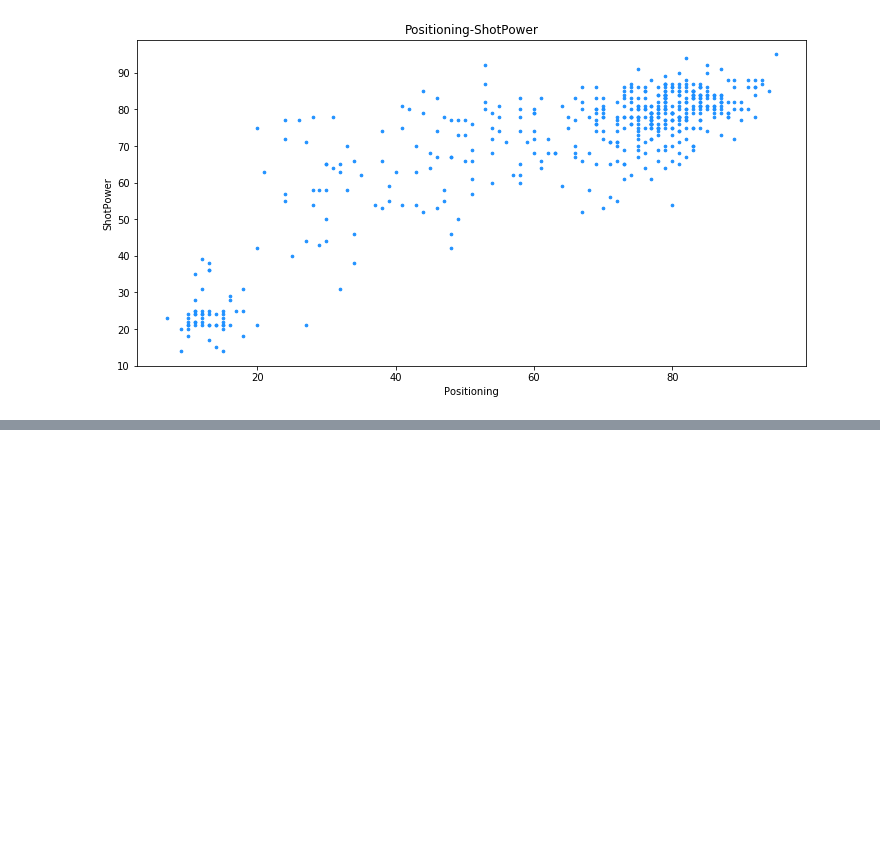
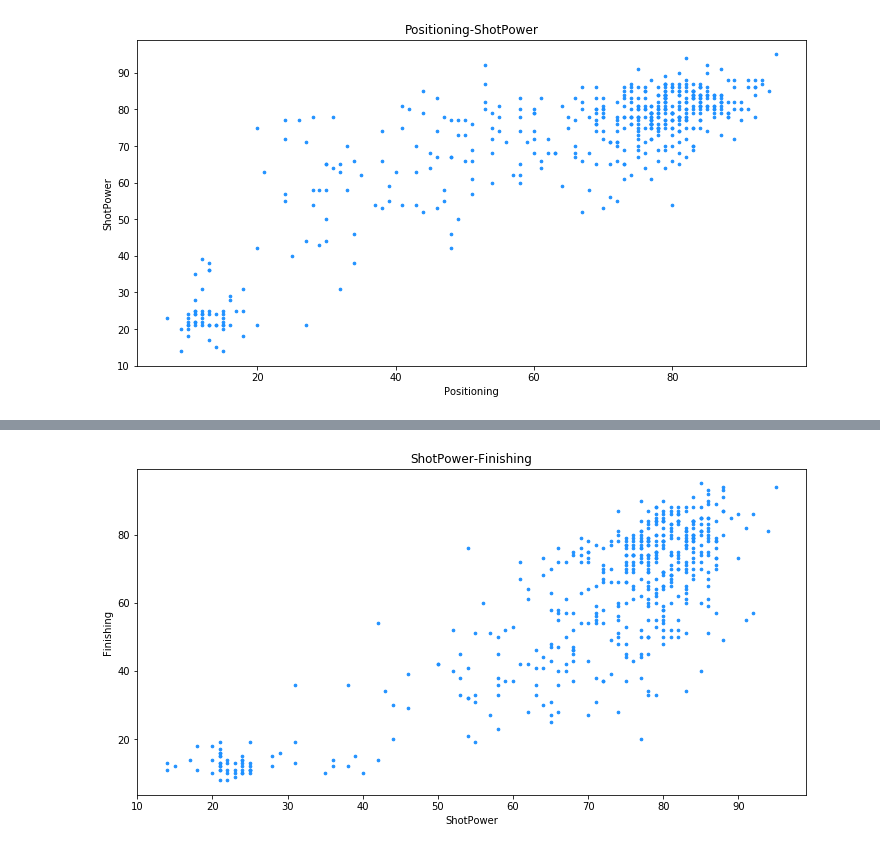
Before and after one commit to reyllama/toy_datascience, a Jupyter notebook: fifa19/EDA.ipynb, the cells around one changed output, grey strips where cells are left out. Cells and saved outputs as stored; diff of their text form; code cells hidden in the pictures; blank space fills up the shorter version.

```diff
--- a/fifa19/EDA01.ipynb
+++ b/fifa19/EDA.ipynb
@@ -441,0 +414,4 @@ scatter_rel(feature_one='Positioning', feature_two='ShotPower')
+# %%
+scatter_rel(feature_one='ShotPower', feature_two='Finishing')
+# %% [output]
+[figure, added]
```
Also changed, not shown: parts of 70 cells of this notebook.
